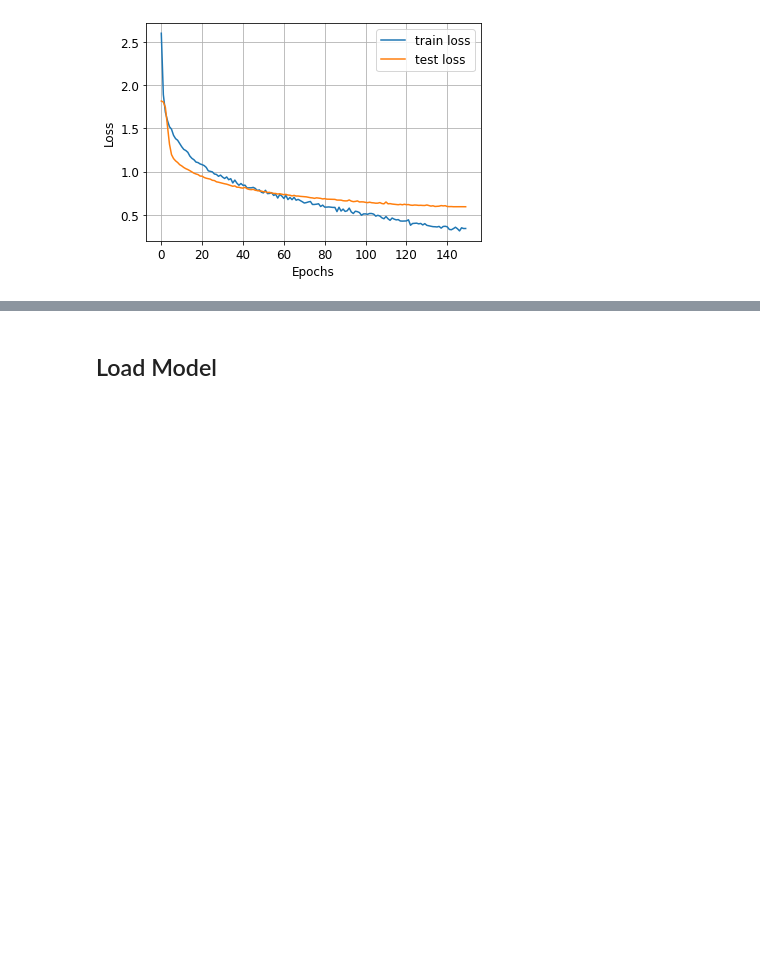
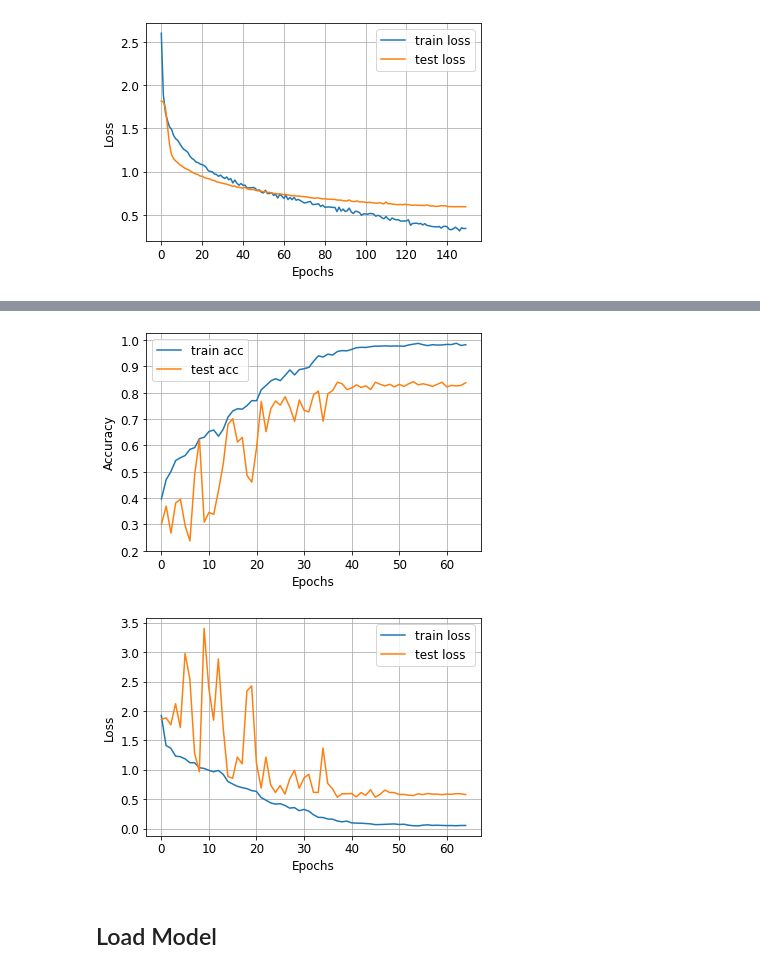
Before and after one commit to jxin11/waste-image-classification, a Jupyter notebook: Waste_Image_Classification.ipynb, the cells around one changed output, grey strips where cells are left out. Saved outputs shown, nothing was run; the diff lists cells and outputs as text; code cells hidden in the pictures; blank space fills up the shorter version.

```diff
--- a/Waste_Image_Classification.ipynb
+++ b/Waste_Image_Classification.ipynb
@@ -1123,3 +1185,8 @@ plotTrainingCurves('/content/baseline_5_10_5_Adadelta_history')
+# %%
+plotTrainingCurves('/content/InceptionResNetV2_3_8_3_Adam_history')
+# %% [output]
+[figure, added]
+[figure, added]
 # %% [markdown]
 ## Load Model
 # %% [markdown]
```
Also changed, not shown: parts of 18 cells of this notebook.
